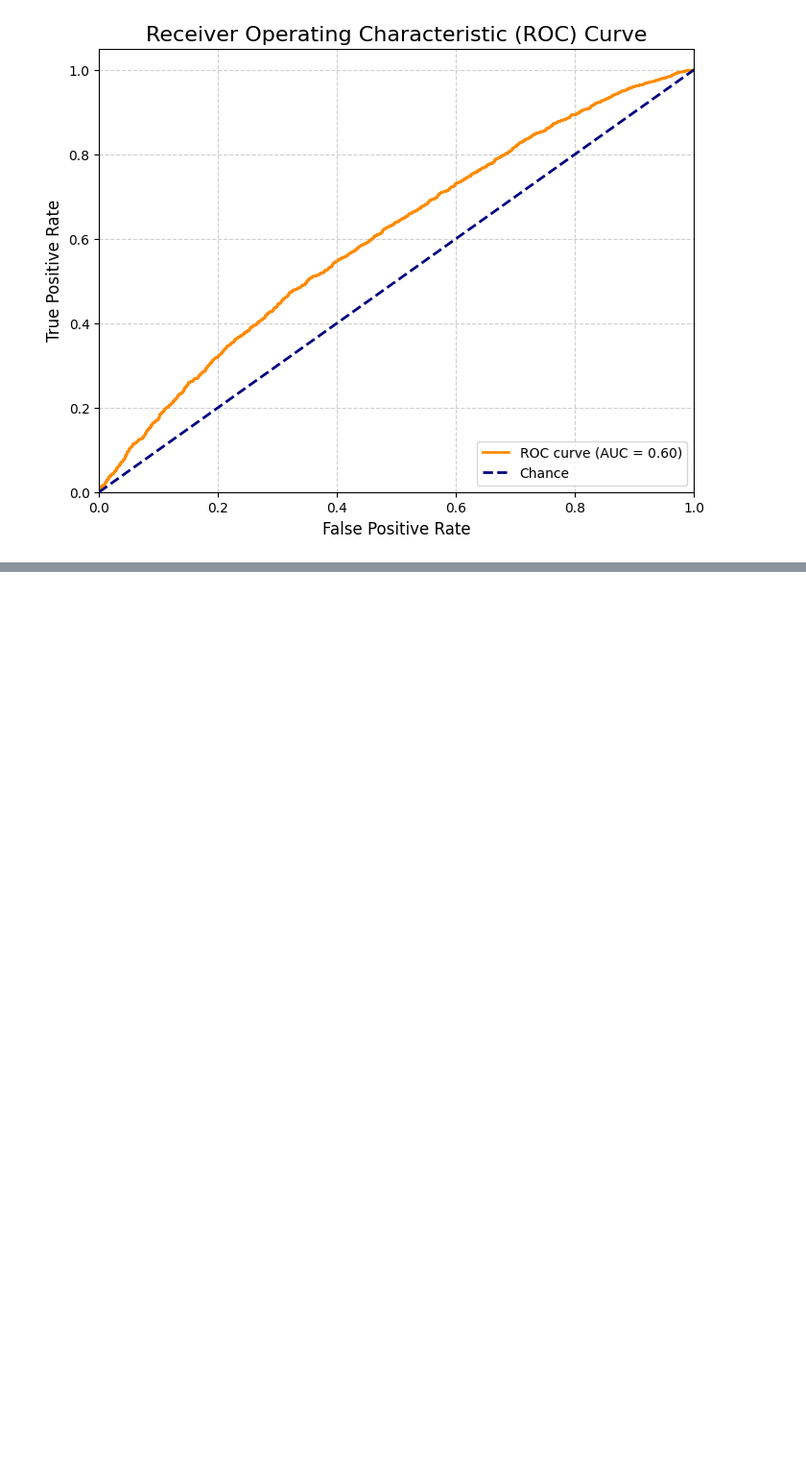
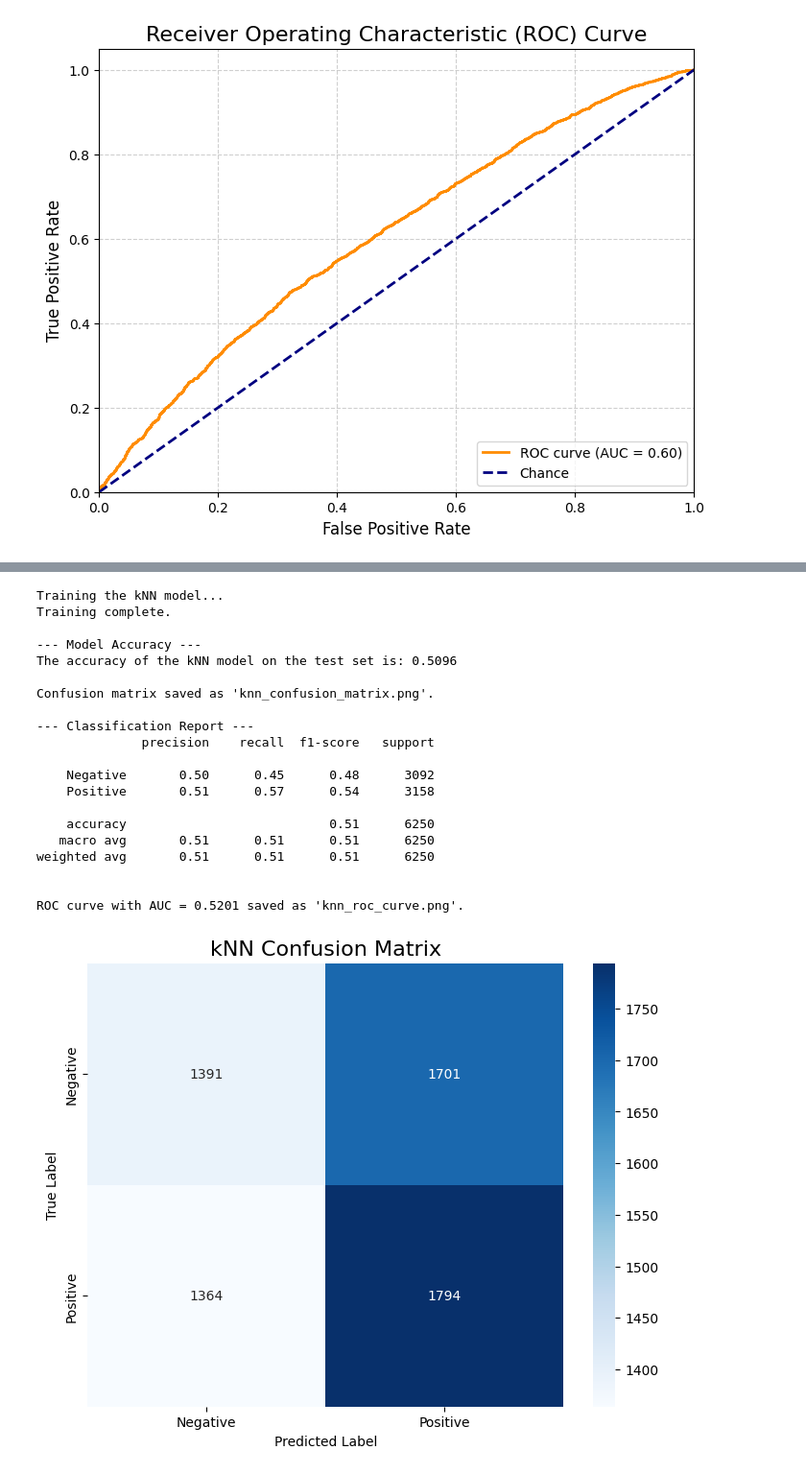
Before and after one commit to surenther/Data-Mining, a Jupyter notebook: Week5/Week5.ipynb, the cells around one changed output, grey strips where cells are left out. Shown at 96% size. Drawn from its saved outputs; the diff is of its cells as text; code cells hidden in the pictures; blank space fills up the shorter version.

```diff
--- a/Week5/Week5.ipynb
+++ b/Week5/Week5.ipynb
@@ -286,0 +292,72 @@ ROC curve with AUC = 0.6038 has been generated and saved as 'roc_curve.png'.
+# %%
+#KNN Model Training and Evaluation
+
+# --- Train the kNN Model ---
+print("\nTraining the kNN model...")
+# Initialize the kNN classifier (n_neighbors=5 is a common default)
+knn = KNeighborsClassifier(n_neighbors=5)
+knn.fit(X_train_tfidf, y_train)
+print("Training complete.")
+
+# --- Evaluate the Model ---
+# Make predictions and get probabilities
+y_pred = knn.predict(X_test_tfidf)
+y_pred_proba = knn.predict_proba(X_test_tfidf)[:, 1]
+
+# a. Accuracy
+accuracy = accuracy_score(y_test, y_pred)
+print("\n--- Model Accuracy ---")
+print(f"The accuracy of the kNN model on the test set is: {accuracy:.4f}")
+
+# b. Confusion Matrix
+cm = confusion_matrix(y_test, y_pred)
+plt.figure(figsize=(8, 6))
+sns.heatmap(cm, annot=True, fmt='d', cmap='Blues',
+                xticklabels=['Negative', 'Positive'],
+                yticklabels=['Negative', 'Positive'])
+plt.title('kNN Confusion Matrix', fontsize=16)
+plt.ylabel('True Label')
+plt.xlabel('Predicted Label')
+plt.savefig('knn_confusion_matrix.png')
+print("\nConfusion matrix saved as 'knn_confusion_matrix.png'.")
+
+# c. Classification Report
+report = classification_report(y_test, y_pred, target_names=['Negative', 'Positive'])
+print("\n--- Classification Report ---")
+print(report)
+
+# d. ROC Curve and AUC
+fpr, tpr, thresholds = roc_curve(y_test, y_pred_proba)
+roc_auc = auc(fpr, tpr)
+plt.figure(figsize=(8, 6))
+plt.plot(fpr, tpr, color='darkorange', lw=2, label=f'ROC curve (AUC = {roc_auc:.2f})')
+plt.plot([0, 1], [0, 1], color='navy', lw=2, linestyle='--', label='Chance')
+plt.title('kNN ROC Curve', fontsize=16)
+plt.xlabel('False Positive Rate')
+plt.ylabel('True Positive Rate')
+plt.legend(loc="lower right")
+plt.grid(True, linestyle='--', alpha=0.6)
+plt.savefig('knn_roc_curve.png')
+print(f"\nROC curve with AUC = {roc_auc:.4f} saved as 'knn_roc_curve.png'.")
+# %% [output]
+Training the kNN model...
+Training complete.
+
+--- Model Accuracy ---
+The accuracy of the kNN model on the test set is: 0.5096
+
+Confusion matrix saved as 'knn_confusion_matrix.png'.
+
+--- Classification Report ---
+              precision    recall  f1-score   support
+
+    Negative       0.50      0.45      0.48      3092
+    Positive       0.51      0.57      0.54      3158
+
+    accuracy                           0.51      6250
+   macro avg       0.51      0.51      0.51      6250
+weighted avg       0.51      0.51      0.51      6250
+
+
+ROC curve with AUC = 0.5201 saved as 'knn_roc_curve.png'.
+[figure, added]
```
Also changed, not shown: parts of 6 cells of this notebook, 2 other files.
